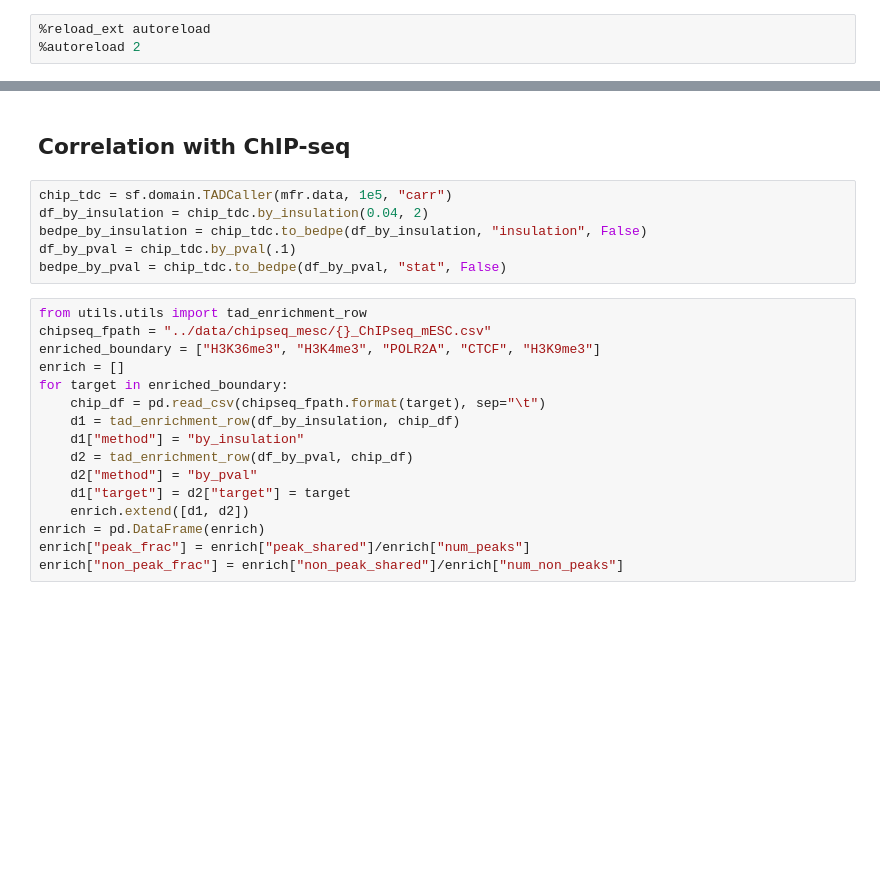
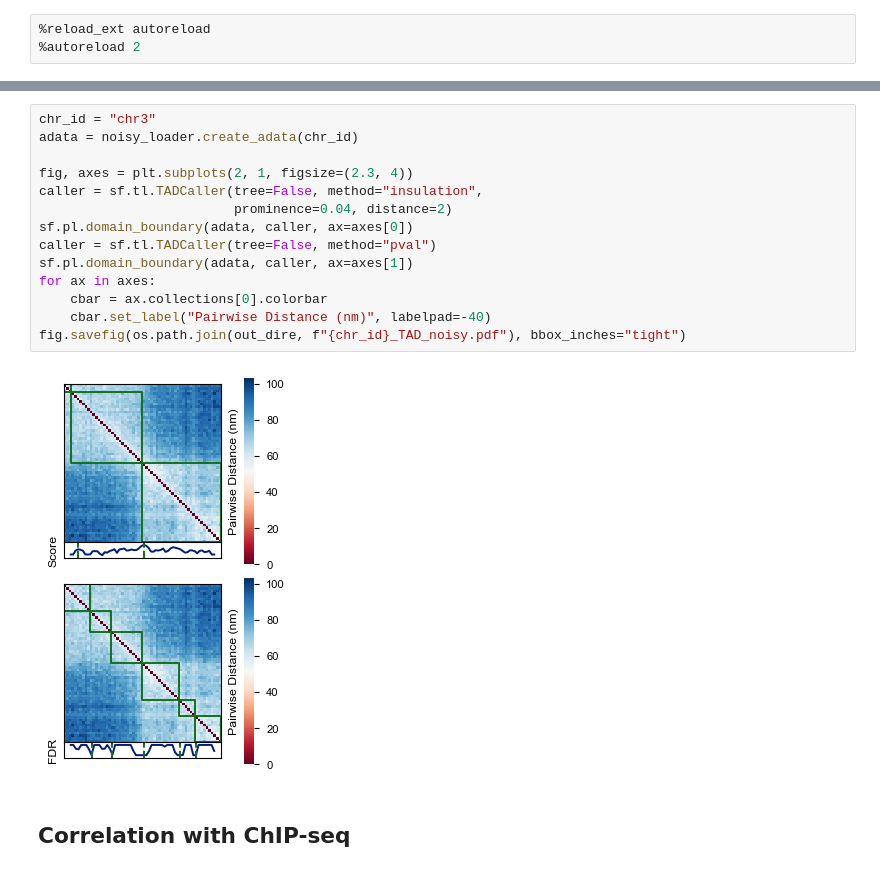
Before and after one commit to hyuyu104/ArcFISH, a Jupyter notebook: figures/2tad_benchmark.ipynb, the cells around one changed output, grey strips where cells are left out. Saved outputs shown, nothing was run; the diff lists cells and outputs as text; blank space fills up the shorter version.

```diff
--- a/figures/2tad_benchmark.ipynb
+++ b/figures/2tad_benchmark.ipynb
@@ -165,24 +49,18 @@ fig.savefig(out_fname, bbox_inches="tight")
+# %%
+chr_id = "chr3"
+adata = noisy_loader.create_adata(chr_id)
+
+fig, axes = plt.subplots(2, 1, figsize=(2.3, 4))
+caller = sf.tl.TADCaller(tree=False, method="insulation",
+                         prominence=0.04, distance=2)
+sf.pl.domain_boundary(adata, caller, ax=axes[0])
+caller = sf.tl.TADCaller(tree=False, method="pval")
+sf.pl.domain_boundary(adata, caller, ax=axes[1])
+for ax in axes:
+    cbar = ax.collections[0].colorbar
+    cbar.set_label("Pairwise Distance (nm)", labelpad=-40)
+fig.savefig(os.path.join(out_dire, f"{chr_id}_TAD_noisy.pdf"), bbox_inches="tight")
+# %% [output]
+[figure, added]
 # %% [markdown]
 ## Correlation with ChIP-seq
-# %%
-chip_tdc = sf.domain.TADCaller(mfr.data, 1e5, "carr")
-df_by_insulation = chip_tdc.by_insulation(0.04, 2)
-bedpe_by_insulation = chip_tdc.to_bedpe(df_by_insulation, "insulation", False)
-df_by_pval = chip_tdc.by_pval(.1)
-bedpe_by_pval = chip_tdc.to_bedpe(df_by_pval, "stat", False)
-# %%
-from utils.utils import tad_enrichment_row
-chipseq_fpath = "../data/chipseq_mesc/{}_ChIPseq_mESC.csv"
-enriched_boundary = ["H3K36me3", "H3K4me3", "POLR2A", "CTCF", "H3K9me3"]
-enrich = []
-for target in enriched_boundary:
-    chip_df = pd.read_csv(chipseq_fpath.format(target), sep="\t")
-    d1 = tad_enrichment_row(df_by_insulation, chip_df)
-    d1["method"] = "by_insulation"
-    d2 = tad_enrichment_row(df_by_pval, chip_df)
-    d2["method"] = "by_pval"
-    d1["target"] = d2["target"] = target
-    enrich.extend([d1, d2])
-enrich = pd.DataFrame(enrich)
-enrich["peak_frac"] = enrich["peak_shared"]/enrich["num_peaks"]
-enrich["non_peak_frac"] = enrich["non_peak_shared"]/enrich["num_non_peaks"]
```
Also changed, not shown: parts of 30 cells of this notebook, 9 other files.
